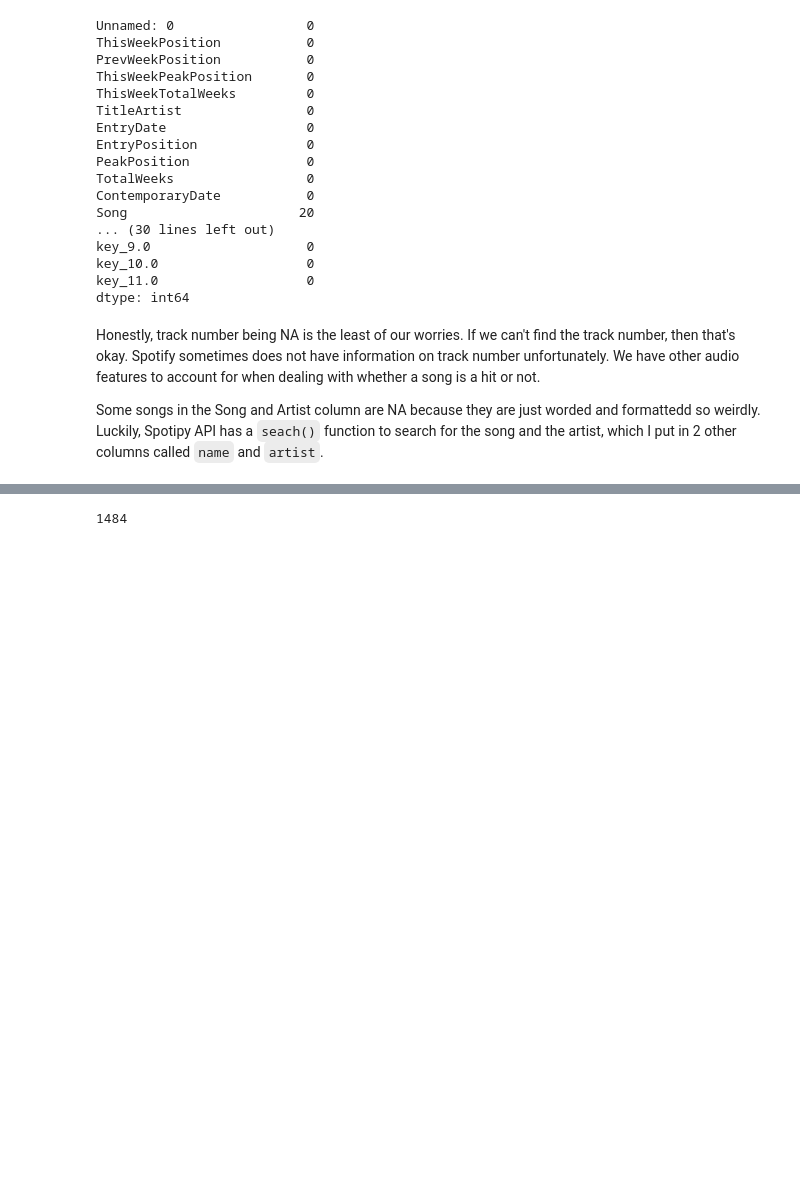
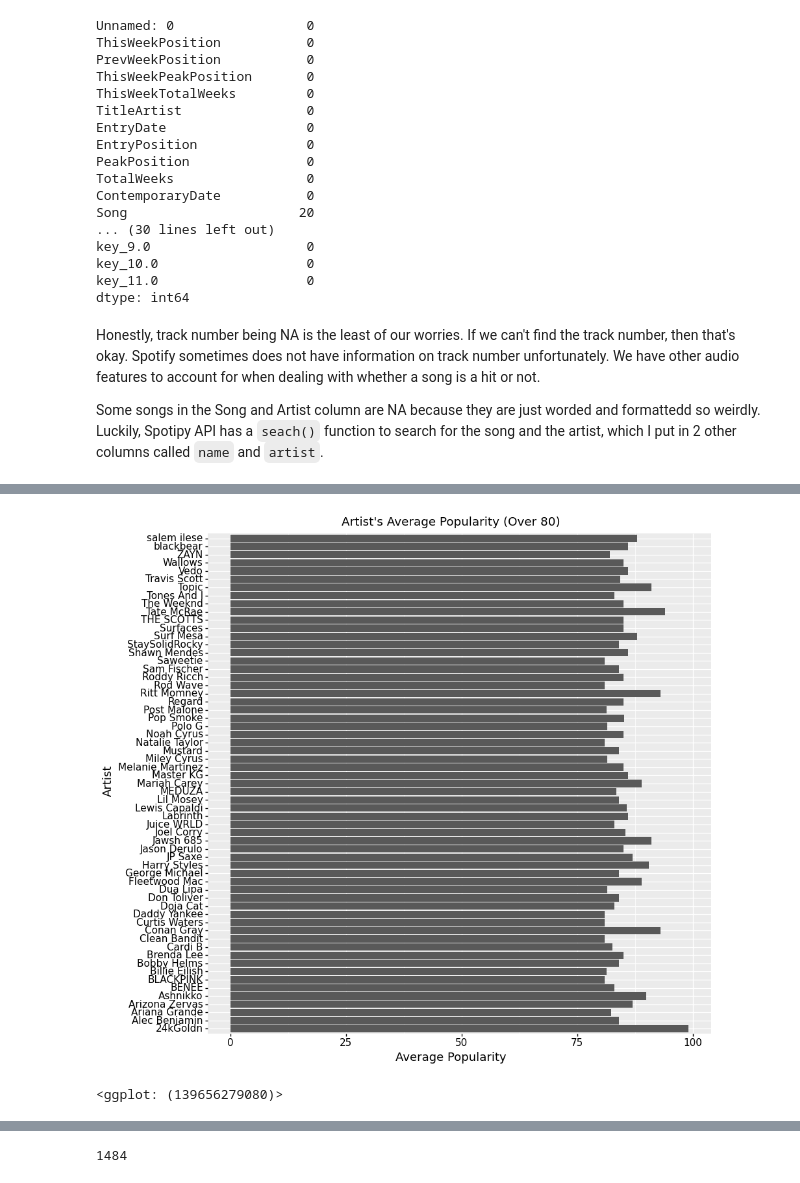
Before and after one commit to jghuynh/Song_Shine, a Jupyter notebook: Song_Rak.ipynb, the cells around one changed output, grey strips where cells are left out. Cells and saved outputs as stored; diff of their text form; code cells hidden in the pictures; blank space fills up the shorter version.

```diff
--- a/Song_Rak.ipynb
+++ b/Song_Rak.ipynb
@@ -1368,0 +1619,22 @@ Some songs in the Song and Artist column are NA because they are just worded and
+# %%
+(
+    X_train >>
+    group_by(X.artist) >>
+    summarize(meanPop = X.popularity.mean()) >>
+    arrange(X.meanPop, ascending = True) >>
+    mask(X.meanPop > 80) >>
+    ggplot() +
+    geom_bar(aes(x = "artist", y = "meanPop"), stat = "identity") +
+    labs(
+        x = "Artist",
+        y = "Average Popularity",
+        title = "Artist's Average Popularity (Over 80)"
+    ) +
+    coord_flip() +
+    theme(axis_text = element_text(color = "black", size = 11)) +
+    theme(axis_title = element_text(color = "black", size = 13)) +
+    theme(figure_size = (10, 10))
+)
+# %% [output]
+[figure, added]
+<ggplot: (139656279080)>
```
Also changed, not shown: parts of 44 cells of this notebook.
